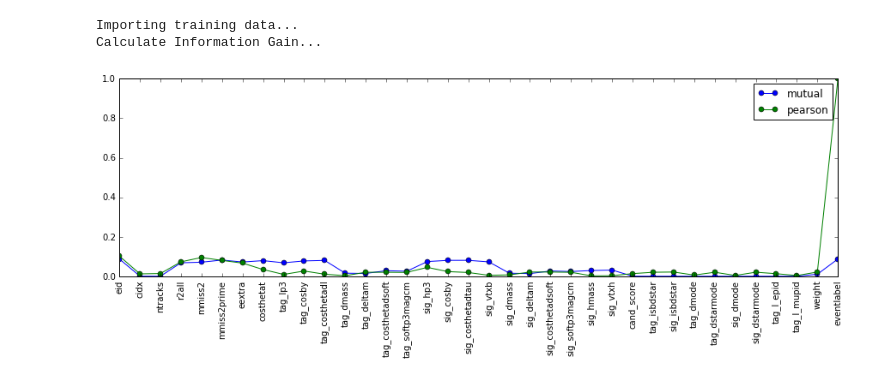
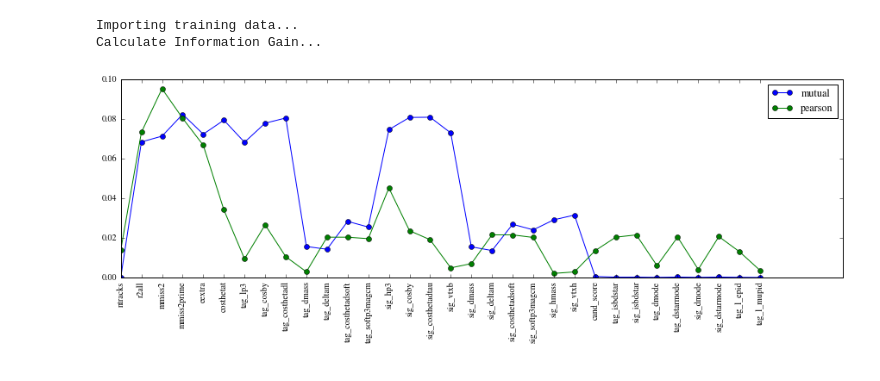
Before and after one commit to dchao34/bdtaunu_machine_learning, a Jupyter notebook: signal_detector/additive_models/presentation.ipynb, the cells around one changed output. Drawn from its saved outputs; the diff is of its cells as text; code cells hidden in the pictures.

```diff
--- a/signal_detector/additive_models/presentation.ipynb
+++ b/signal_detector/additive_models/presentation.ipynb
@@ -154,31 +159,35 @@ for i in range(len(label)):
 	if (label[i] in [1.0,2.0]):
 		label[i] = 1
 	else:
 		label[i] = 0
+
+# remove eid, cidx, weight, and label
+data_np = data_np[:,2:-2]
+feature_name = feature_name[2:-2]
 
 
 print 'Calculate Information Gain...'
 mutual = []
 correlation = []
 for i in range(len(feature_name)):
 	mutual_info = mutual_info_score(data_np[:,i],label)
 	corr_info = abs(pearsonr(data_np[:,i],label)[0])
 	mutual.append(mutual_info)
 	correlation.append(corr_info)
 
 
 #plot
 x = range(len(mutual))
 plt.figure(2,figsize=(15,8))
 plt.plot(x,mutual,'-o',label='mutual')
 plt.plot(x,correlation,'-o',label='pearson')
 plt.xticks(x, feature_name, rotation='vertical')
 plt.subplots_adjust(bottom=0.5)
 plt.legend()
 pp = PdfPages('relative_importance.pdf')
 pp.savefig()
 pp.close()
 # %% [output]
 Importing training data...
 Calculate Information Gain...
-[figure, old version]
+[figure, new version]
```
Also changed, not shown: parts of 1 cell of this notebook.
